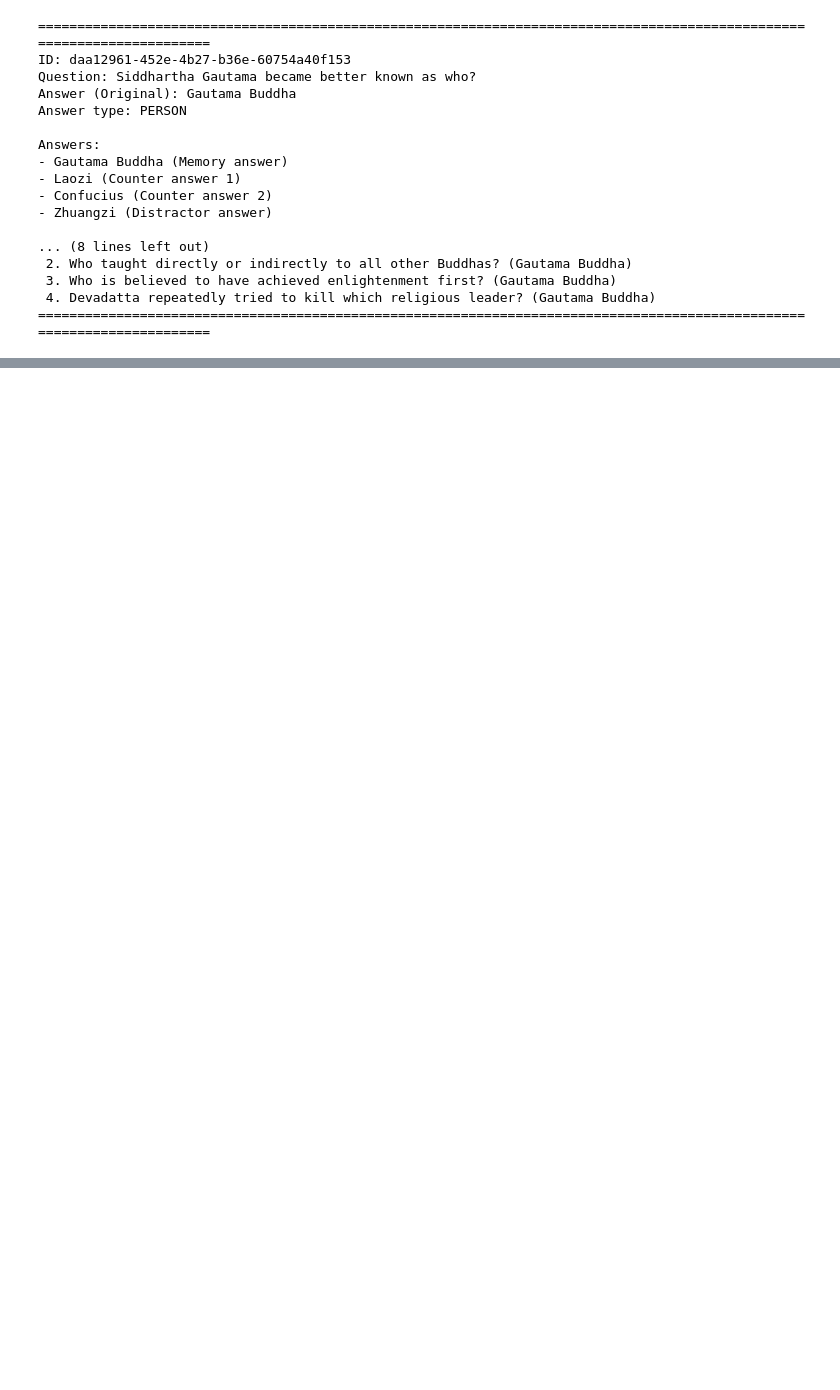
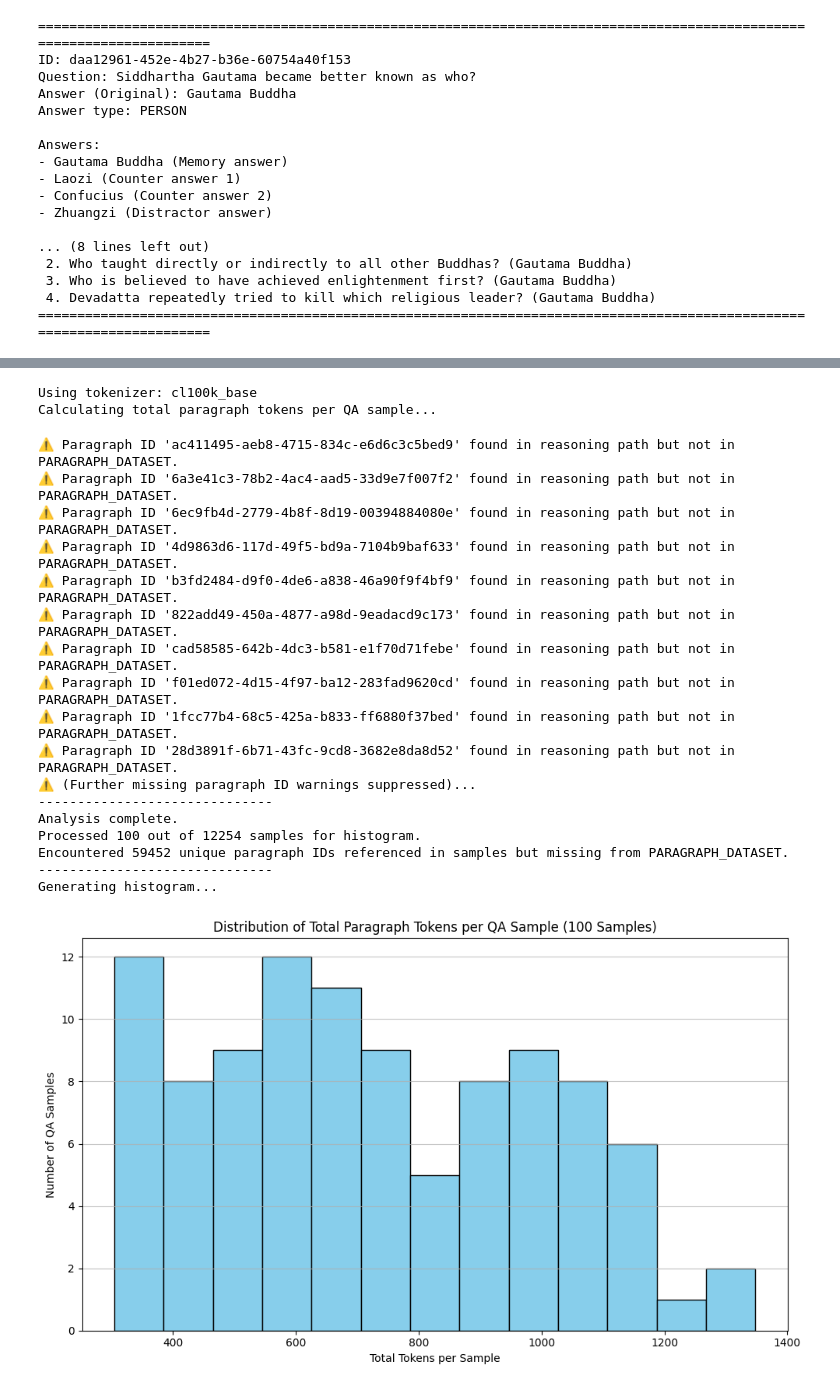
Before and after one commit to danielhk753/CLECK, a Jupyter notebook: notebooks/create_dataset.ipynb, the cells around one changed output, grey strips where cells are left out. Drawn from its saved outputs; the diff is of its cells as text; code cells hidden in the pictures; blank space fills up the shorter version.

Commit message:
Finished pipeline for paragraph generation, Noe experiments on prompt engineering yet.

```diff
--- a/notebooks/create_dataset.ipynb
+++ b/notebooks/create_dataset.ipynb
@@ -186,0 +218,25 @@ contributing to the overall financial success of the franchise and setting a pre
+# %%
+# Plot the number of tokens per data sample:
+from knowledge_maze.create_dataset.create_paragraphs import plot_hist_token_size_per_sample
+plot_hist_token_size_per_sample()
+# %% [output]
+Using tokenizer: cl100k_base
+Calculating total paragraph tokens per QA sample...
+⚠️ Paragraph ID 'ac411495-aeb8-4715-834c-e6d6c3c5bed9' found in reasoning path but not in PARAGRAPH_DATASET.
+⚠️ Paragraph ID '6a3e41c3-78b2-4ac4-aad5-33d9e7f007f2' found in reasoning path but not in PARAGRAPH_DATASET.
+⚠️ Paragraph ID '6ec9fb4d-2779-4b8f-8d19-00394884080e' found in reasoning path but not in PARAGRAPH_DATASET.
+⚠️ Paragraph ID '4d9863d6-117d-49f5-bd9a-7104b9baf633' found in reasoning path but not in PARAGRAPH_DATASET.
+⚠️ Paragraph ID 'b3fd2484-d9f0-4de6-a838-46a90f9f4bf9' found in reasoning path but not in PARAGRAPH_DATASET.
+⚠️ Paragraph ID '822add49-450a-4877-a98d-9eadacd9c173' found in reasoning path but not in PARAGRAPH_DATASET.
+⚠️ Paragraph ID 'cad58585-642b-4dc3-b581-e1f70d71febe' found in reasoning path but not in PARAGRAPH_DATASET.
+⚠️ Paragraph ID 'f01ed072-4d15-4f97-ba12-283fad9620cd' found in reasoning path but not in PARAGRAPH_DATASET.
+⚠️ Paragraph ID '1fcc77b4-68c5-425a-b833-ff6880f37bed' found in reasoning path but not in PARAGRAPH_DATASET.
+⚠️ Paragraph ID '28d3891f-6b71-43fc-9cd8-3682e8da8d52' found in reasoning path but not in PARAGRAPH_DATASET.
+⚠️ (Further missing paragraph ID warnings suppressed)...
+------------------------------
+Analysis complete.
+Processed 100 out of 12254 samples for histogram.
+Encountered 59452 unique paragraph IDs referenced in samples but missing from PARAGRAPH_DATASET.
+------------------------------
+Generating histogram...
+[figure, added]
```
Also changed, not shown: parts of 6 cells of this notebook, 2 other files.
